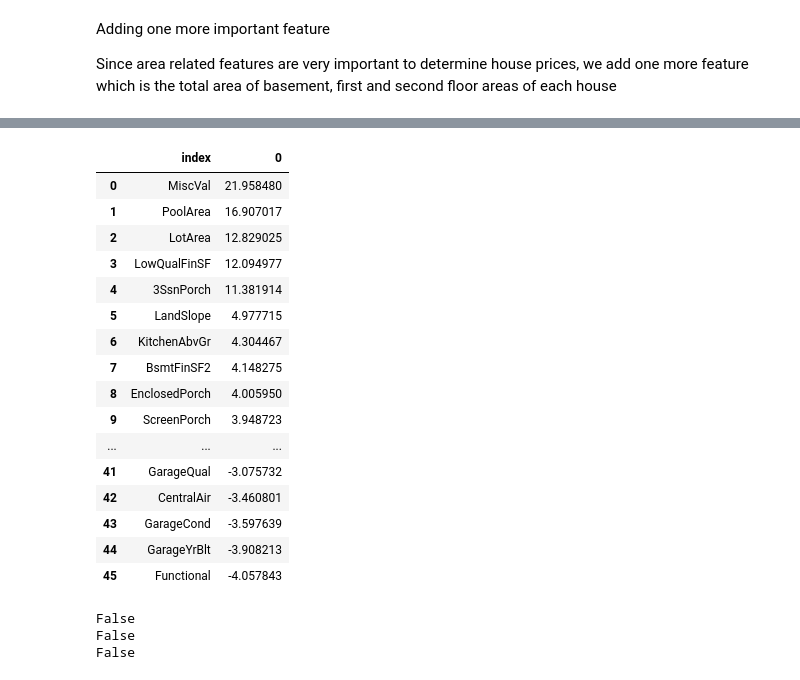
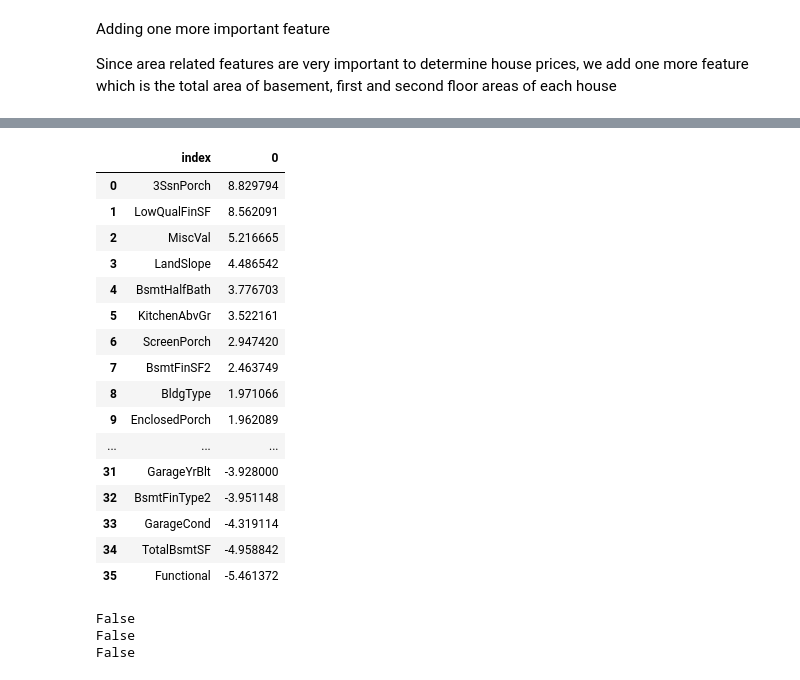
Before and after one commit to swapnafelix/House-Prices-Advanced-Regression-Techniques, a Jupyter notebook: HousingModel.ipynb, the cells around one changed output, grey strips where cells are left out. Saved outputs shown, nothing was run; the diff lists cells and outputs as text; code cells hidden in the pictures.

```diff
--- a/HousingModel.ipynb
+++ b/HousingModel.ipynb
@@ -329,4 +331,4 @@ I would safely remove these 2 features from our prediction.
 # %%
-all_data.drop(['PoolQC', 'MiscFeature'], axis=1, inplace=True)
+all_data.drop(['PoolQC', 'MiscFeature', 'PoolArea'], axis=1, inplace=True)
 all_data.shape
 # %% [output]
@@ -597,0 +609,6 @@ skewed.sort_values(ascending=False).reset_index()
+# %%
+#Box-Cox
+'''from scipy.special import boxcox1p
+lambda_val = 1
+for features in skewed.index:
+    all_data[features] = boxcox1p(all_data[features], lambda_val)'''
@@ -603,24 +678,25 @@ all_data[skewed.index]= all_data[skewed.index].applymap(lambda x: np.log(x+1))
 # %%
+skewed = all_data.select_dtypes(exclude='object').skew()
 skewed = skewed[abs(skewed) > 0.5]
 skewed.sort_values(ascending=False).reset_index()
 # %% [output]
 |  | index | 0 |
-| 0 | MiscVal | 21.958480 |
-| 1 | PoolArea | 16.907017 |
-| 2 | LotArea | 12.829025 |
-| 3 | LowQualFinSF | 12.094977 |
-| 4 | 3SsnPorch | 11.381914 |
-| 5 | LandSlope | 4.977715 |
-| 6 | KitchenAbvGr | 4.304467 |
-| 7 | BsmtFinSF2 | 4.148275 |
-| 8 | EnclosedPorch | 4.005950 |
-| 9 | ScreenPorch | 3.948723 |
+| 0 | 3SsnPorch | 8.829794 |
+| 1 | LowQualFinSF | 8.562091 |
+| 2 | MiscVal | 5.216665 |
+| 3 | LandSlope | 4.486542 |
+| 4 | BsmtHalfBath | 3.776703 |
+| 5 | KitchenAbvGr | 3.522161 |
+| 6 | ScreenPorch | 2.947420 |
+| 7 | BsmtFinSF2 | 2.463749 |
+| 8 | BldgType | 1.971066 |
+| 9 | EnclosedPorch | 1.962089 |
 | ... | ... | ... |
-| 41 | GarageQual | -3.075732 |
-| 42 | CentralAir | -3.460801 |
-| 43 | GarageCond | -3.597639 |
-| 44 | GarageYrBlt | -3.908213 |
-| 45 | Functional | -4.057843 |
+| 31 | GarageYrBlt | -3.928000 |
+| 32 | BsmtFinType2 | -3.951148 |
+| 33 | GarageCond | -4.319114 |
+| 34 | TotalBsmtSF | -4.958842 |
+| 35 | Functional | -5.461372 |
 # %%
    #check if df has any infinity values
 print(all_data.columns.contains(np.inf))
```
Also changed, not shown: parts of 36 cells of this notebook.
